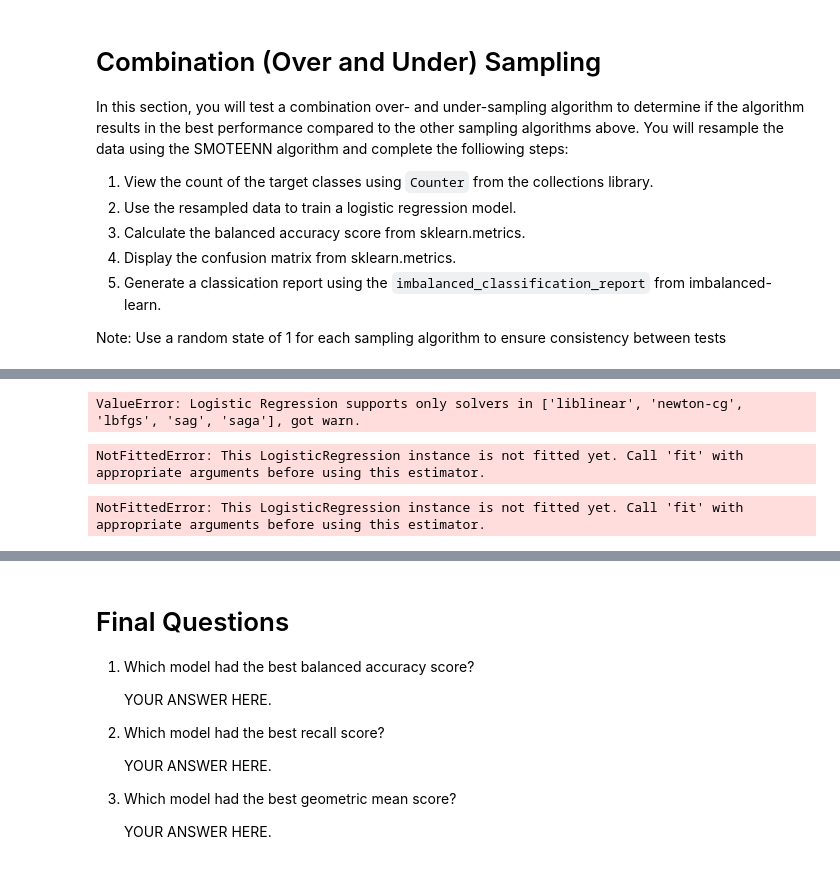
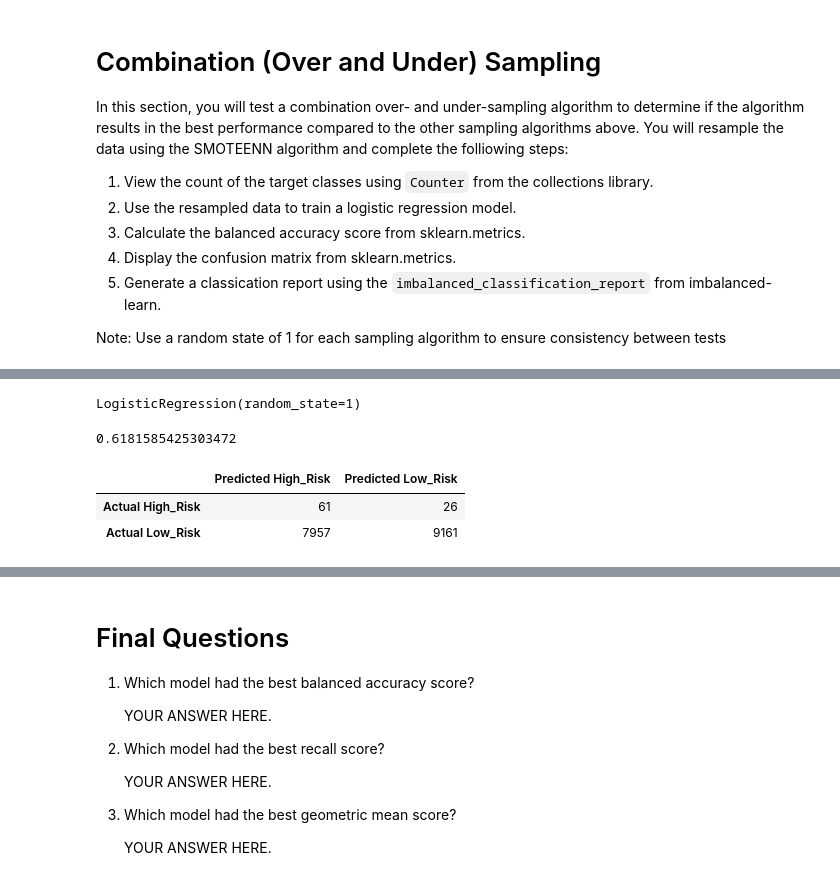
Before and after one commit to Kjohnson868/11.Classification, a Jupyter notebook: credit_risk_resampling.ipynb, the cells around one changed output, grey strips where cells are left out. Drawn from its saved outputs; the diff is of its cells as text; code cells hidden in the pictures.

```diff
--- a/credit_risk_resampling.ipynb
+++ b/credit_risk_resampling.ipynb
@@ -374,29 +427,30 @@ ValueError: could not convert string to float: 'MORTGAGE'
 # %%
 # Train the Logistic Regression model using the resampled data
-from sklearn.linear_model import LogisticRegression
-
-model = LogisticRegression(solver='warn', random_state=1)
-model.fit(X_resampled, y_resampled)
+modelENN = LogisticRegression(solver='lbfgs', random_state=1)
+modelENN.fit(X_resampled, y_resampled)
 # %% [output]
-ValueError: Logistic Regression supports only solvers in ['liblinear', 'newton-cg', 'lbfgs', 'sag', 'saga'], got warn.
+LogisticRegression(random_state=1)
-# %%
-# Display the confusion matrix
-from sklearn.metrics import confusion_matrix
-
-y_pred = model.predict(X_test)
-confusion_matrix(y_test, y_pred)
-# YOUR CODE HERE
-# %% [output]
-NotFittedError: This LogisticRegression instance is not fitted yet. Call 'fit' with appropriate arguments before using this estimator.
-# %%
-# Display the confusion matrix
-from sklearn.metrics import confusion_matrix
-
-y_pred = model.predict(X_test)
-confusion_matrix(y_test, y_pred)
-# YOUR CODE HERE
-# %% [output]
-NotFittedError: This LogisticRegression instance is not fitted yet. Call 'fit' with appropriate arguments before using this estimator.
+# %%
+# Calculate predictions
+y_pred = modelENN.predict(X_test)
+# %%
+# Calculated the balanced accuracy score
+balanced_accuracy_score(y_test, y_pred)
+# %% [output]
+0.6181585425303472
+# %%
+# Display the confusion matrix
+cm4 = confusion_matrix(y_test, y_pred)
+
+# Create a DataFrame from the confusion matrix.
+cm4_df = pd.DataFrame(
+    cm4, index=["Actual High_Risk", "Actual Low_Risk"], columns=["Predicted High_Risk", "Predicted Low_Risk"])
+
+cm4_df
+# %% [output]
+|  | Predicted High_Risk | Predicted Low_Risk |
+| Actual High_Risk | 61 | 26 |
+| Actual Low_Risk | 7957 | 9161 |
 # %%
 # Print the imbalanced classification report
 from imblearn.metrics import classification_report_imbalanced
```
Also changed, not shown: parts of 38 cells of this notebook.
